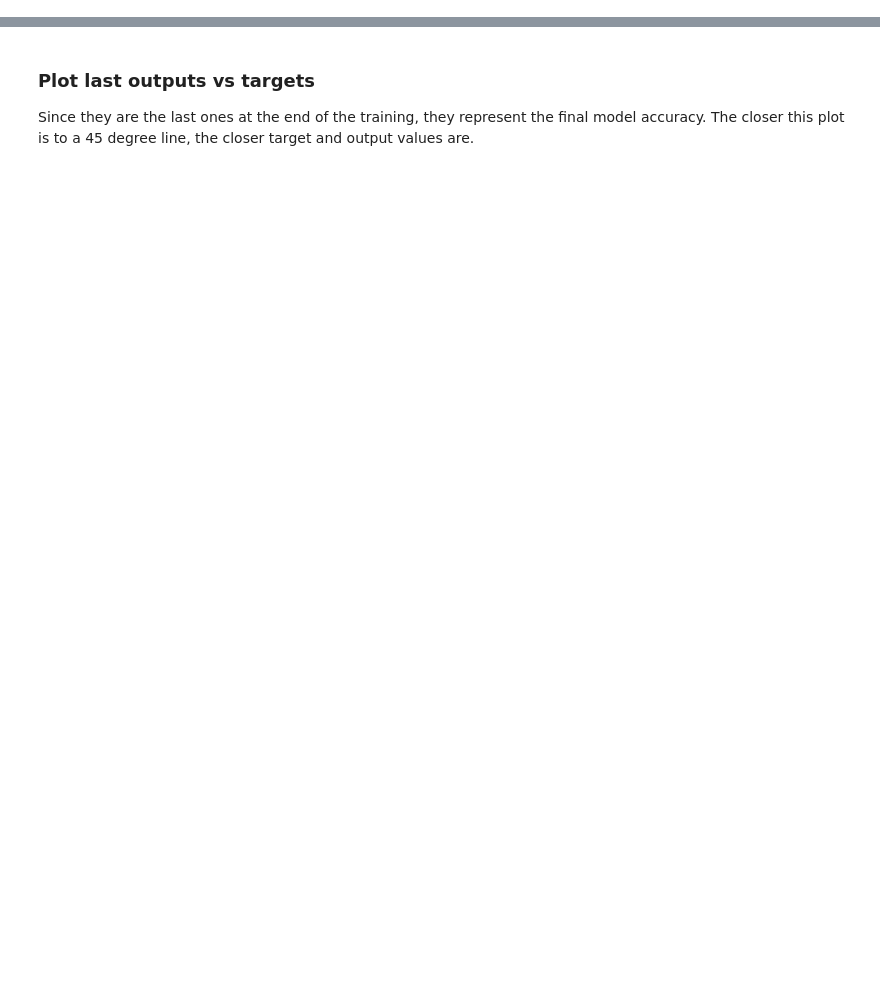
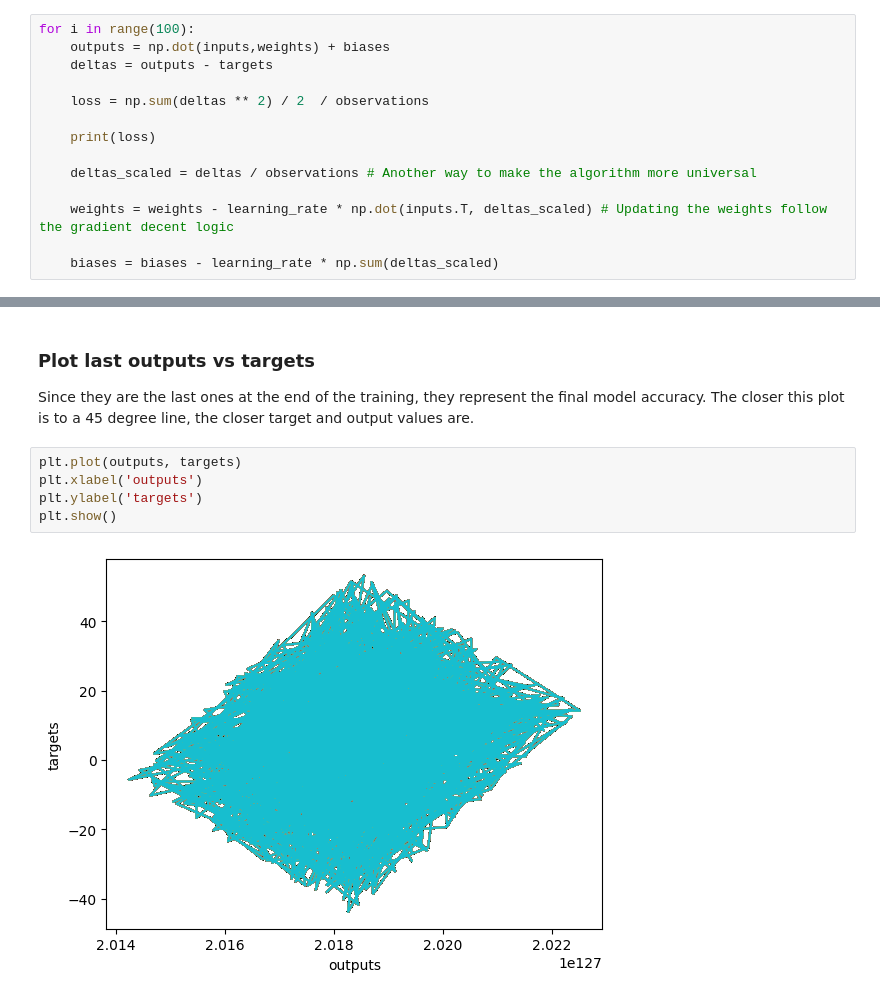
Before and after one commit to manuel22fuele/DC_Codes, a Jupyter notebook: basicNN.ipynb, the cells around one changed output, grey strips where cells are left out. Drawn from its saved outputs; the diff is of its cells as text; blank space fills up the shorter version.

```diff
--- a/basicNN.ipynb
+++ b/basicNN.ipynb
@@ -65,3 +65,17 @@ print(biases)
 learning_rate = 0.02
 # %% [markdown]
 ### Train the model
+# %%
+for i in range(100):
+    outputs = np.dot(inputs,weights) + biases
+    deltas = outputs - targets
+
+    loss = np.sum(deltas ** 2) / 2  / observations
+
+    print(loss)
+
+    deltas_scaled = deltas / observations # Another way to make the algorithm more universal
+
+    weights = weights - learning_rate * np.dot(inputs.T, deltas_scaled) # Updating the weights follow the gradient decent logic
+
+    biases = biases - learning_rate * np.sum(deltas_scaled)
@@ -70,3 +109,10 @@ learning_rate = 0.02
 
 Since they are the last ones at the end of the training, they represent the final model accuracy.
 The closer this plot is to a 45 degree line, the closer target and output values are.
+# %%
+plt.plot(outputs, targets)
+plt.xlabel('outputs')
+plt.ylabel('targets')
+plt.show()
+# %% [output]
+[figure, added]
```
Also changed, not shown: parts of 6 cells of this notebook.
